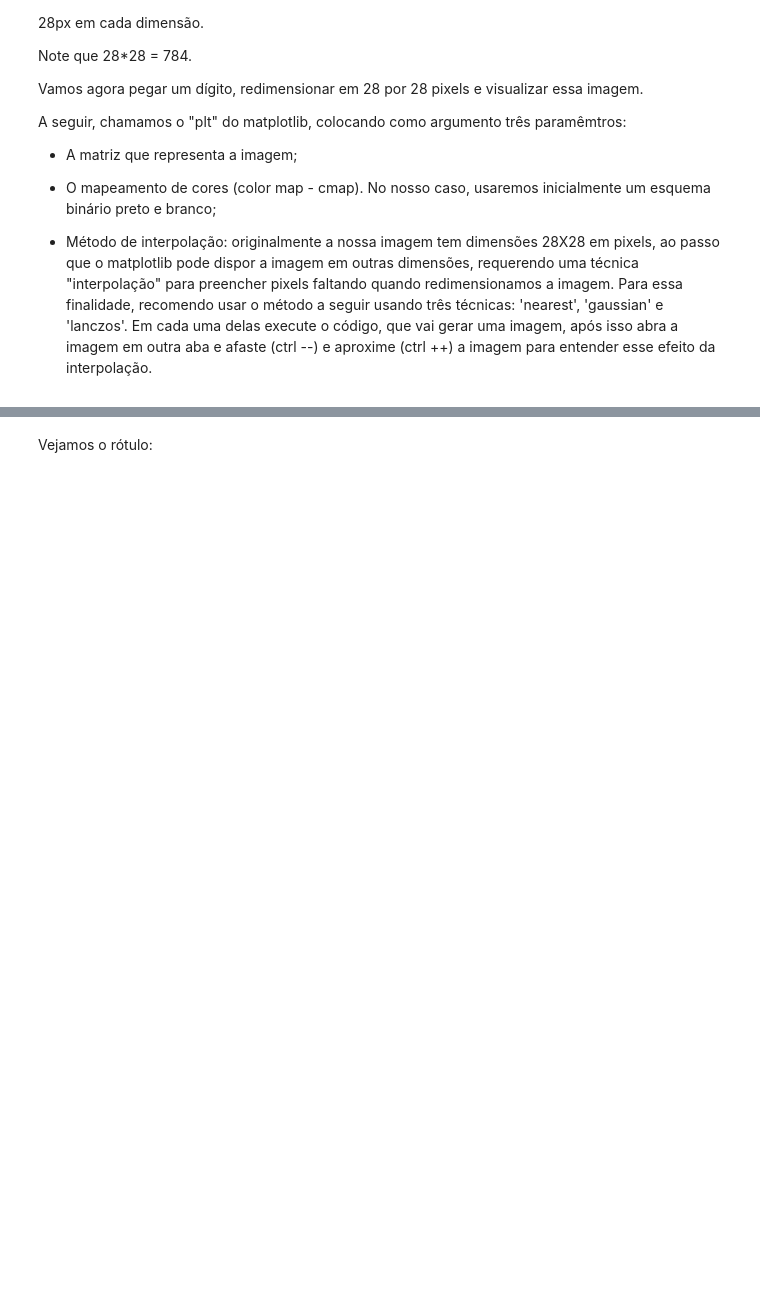
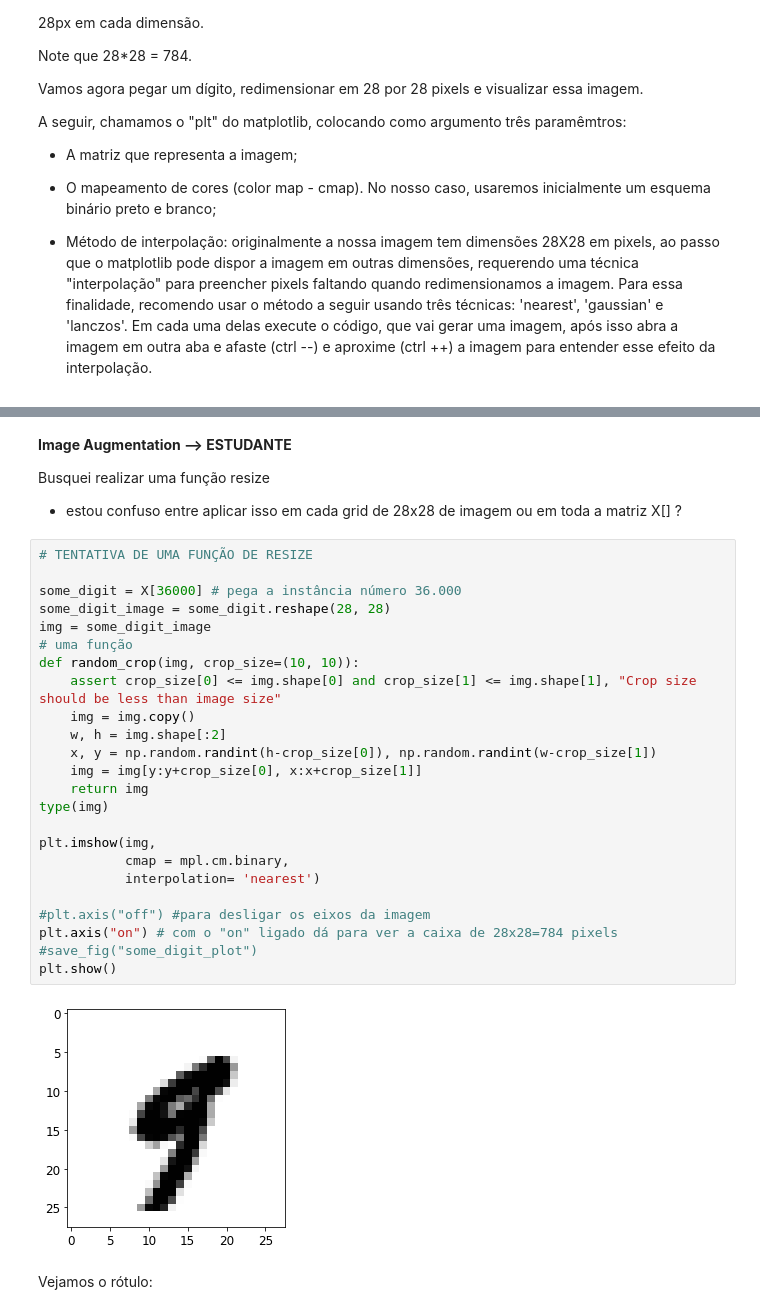
Before and after one commit to alexandretencaten/ML_MNIST, a Jupyter notebook: MNIST_classification_TENCATEN_II.ipynb, the cells around one changed output, grey strips where cells are left out. Drawn from its saved outputs; the diff is of its cells as text; blank space fills up the shorter version.

```diff
--- a/MNIST_classification_TENCATEN_II.ipynb
+++ b/MNIST_classification_TENCATEN_II.ipynb
@@ -150,3 +211,34 @@ Saving figure some_digit_plot
+# %% [markdown]
+**Image Augmentation --> ESTUDANTE**
+
+Busquei realizar uma função resize
+ - estou confuso entre aplicar isso em cada grid de 28x28 de imagem ou em toda a matriz X[] ?
+# %%
+# TENTATIVA DE UMA FUNÇÃO DE RESIZE
+
+some_digit = X[36000] # pega a instância número 36.000
+some_digit_image = some_digit.reshape(28, 28)
+img = some_digit_image
+# uma função
+def random_crop(img, crop_size=(10, 10)):
+    assert crop_size[0] <= img.shape[0] and crop_size[1] <= img.shape[1], "Crop size should be less than image size"
+    img = img.copy()
+    w, h = img.shape[:2]
+    x, y = np.random.randint(h-crop_size[0]), np.random.randint(w-crop_size[1])
+    img = img[y:y+crop_size[0], x:x+crop_size[1]]
+    return img
+type(img)
+
+plt.imshow(img,
+           cmap = mpl.cm.binary,
+           interpolation= 'nearest')
+
+#plt.axis("off") #para desligar os eixos da imagem
+plt.axis("on") # com o "on" ligado dá para ver a caixa de 28x28=784 pixels
+#save_fig("some_digit_plot")
+plt.show()
+# %% [output]
+[figure, added]
 # %% [markdown]
 Vejamos o rótulo:
 # %%
```
Also changed, not shown: parts of 21 cells of this notebook.
